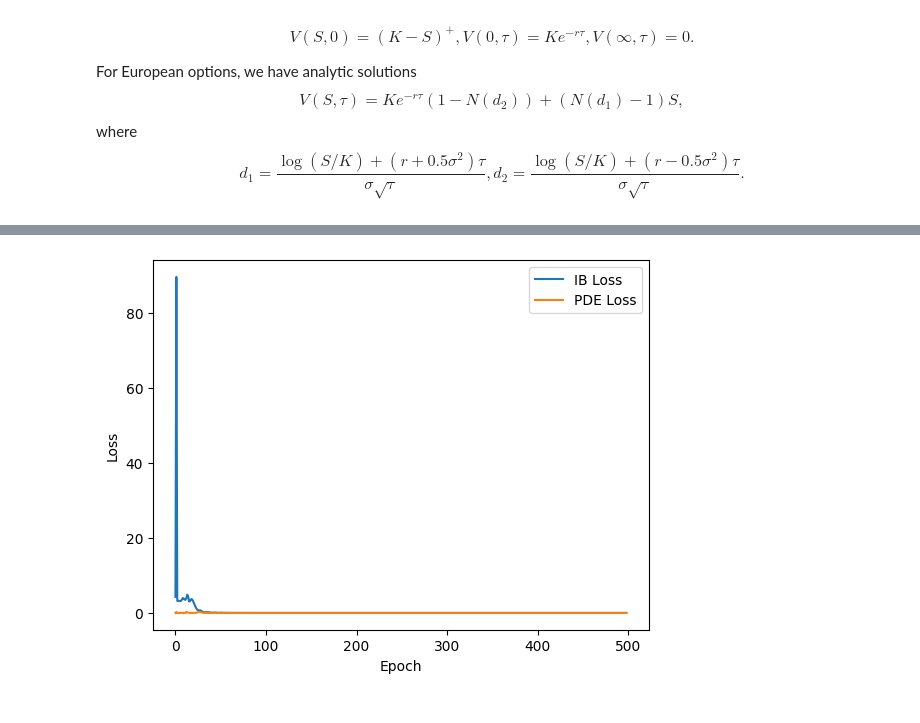
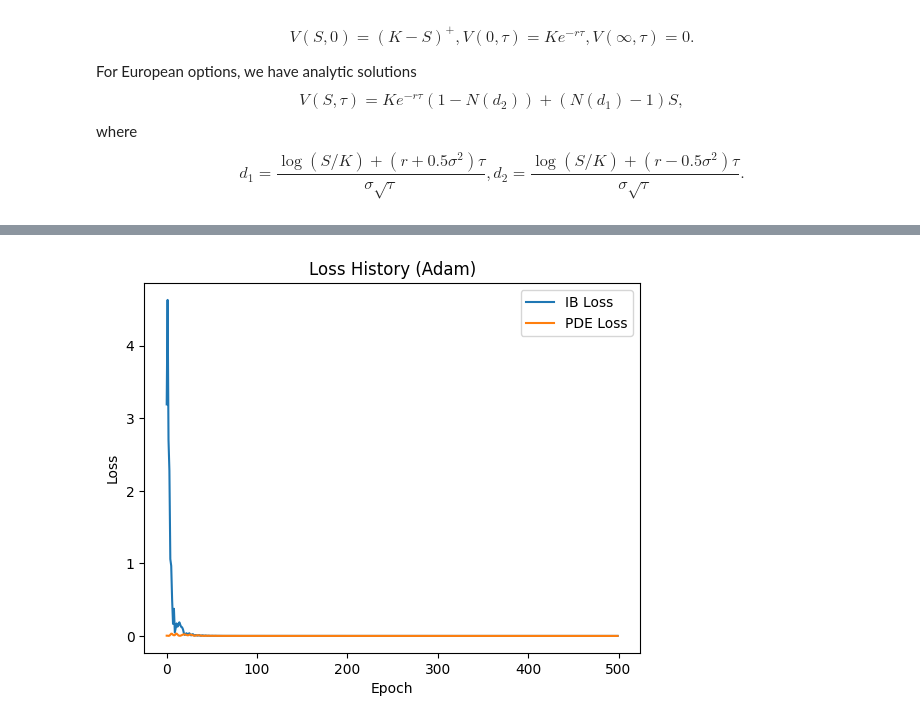
Before and after one commit to liyiyan128/Option-Pricing-Using-Physics-Informed-Neural-Networks, a Jupyter notebook: PINN_example.ipynb, the cells around one changed output, grey strips where cells are left out. Cells and saved outputs as stored; diff of their text form; code cells hidden in the pictures.

```diff
--- a/PINN_example.ipynb
+++ b/PINN_example.ipynb
@@ -164,28 +183,32 @@ V_ib.requires_grad = True
 S_pde.requires_grad = True
 tau_pde.requires_grad = True
 # %%
+nn = torch.nn.Sequential(
+    torch.nn.Linear(2, 20),
+    torch.nn.Tanh(),
+    torch.nn.Linear(20, 20),
+    torch.nn.Tanh(),
+    torch.nn.Linear(20, 20),
+    torch.nn.Tanh(),
+    torch.nn.Linear(20, 1)
+)
+
 # nn = torch.nn.Sequential(
 #     torch.nn.Linear(2, 20),
-#     torch.nn.Tanh(),
+#     torch.nn.ReLU(),
 #     torch.nn.Linear(20, 20),
-#     torch.nn.Tanh(),
+#     torch.nn.ReLU(),
 #     torch.nn.Linear(20, 20),
-#     torch.nn.Tanh(),
+#     torch.nn.ReLU(),
 #     torch.nn.Linear(20, 1)
 # )
 
-nn = torch.nn.Sequential(
-    torch.nn.Linear(2, 20),
-    torch.nn.ReLU(),
-    torch.nn.Linear(20, 20),
-    torch.nn.ReLU(),
-    torch.nn.Linear(20, 20),
-    torch.nn.ReLU(),
-    torch.nn.Linear(20, 1)
-)
+model = EuropeanPINN(nn, K, T, r, sigma, S_inf)
 
-model = EuropeanPINN(nn, K, T, r, sigma, S_inf)
-model.train(S_ib, tau_ib, V_ib, S_pde, tau_pde, S_data, tau_data, V_data, epochs=500, lr=1e-1)
-model.plot_loss(data=False, range=-1)
+# model.train(S_ib, tau_ib, V_ib, S_pde, tau_pde, S_data, tau_data, V_data, epochs=500, optimizer='lbfgs')
+# model.plot_loss(data=False, range=200, save=True, title='Loss History (L-BFGS)', file_name='european_put_loss_lbfgs.pdf')
+
+model.train(S_ib, tau_ib, V_ib, S_pde, tau_pde, S_data, tau_data, V_data, epochs=500, optimizer='adam', lr=1e-1)
+model.plot_loss(data=False, range=5000, save=True, title='Loss History (Adam)', file_name='european_put_loss_adam.pdf')
 # %% [output]
 Epoch 100/500:
@@ -208,4 +231,4 @@ Data Loss: 0
-[figure, old version]
+[figure, new version]
 # %%
 # plot
 S_plot = torch.linspace(0, 10, 1000)
```
Also changed, not shown: parts of 5 cells of this notebook.
